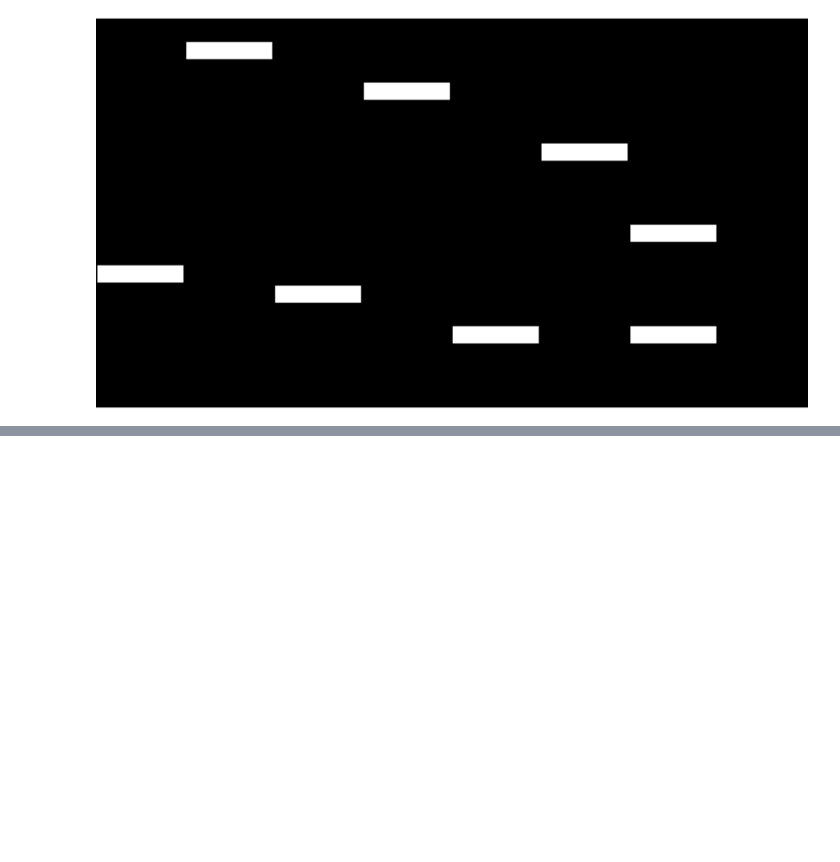
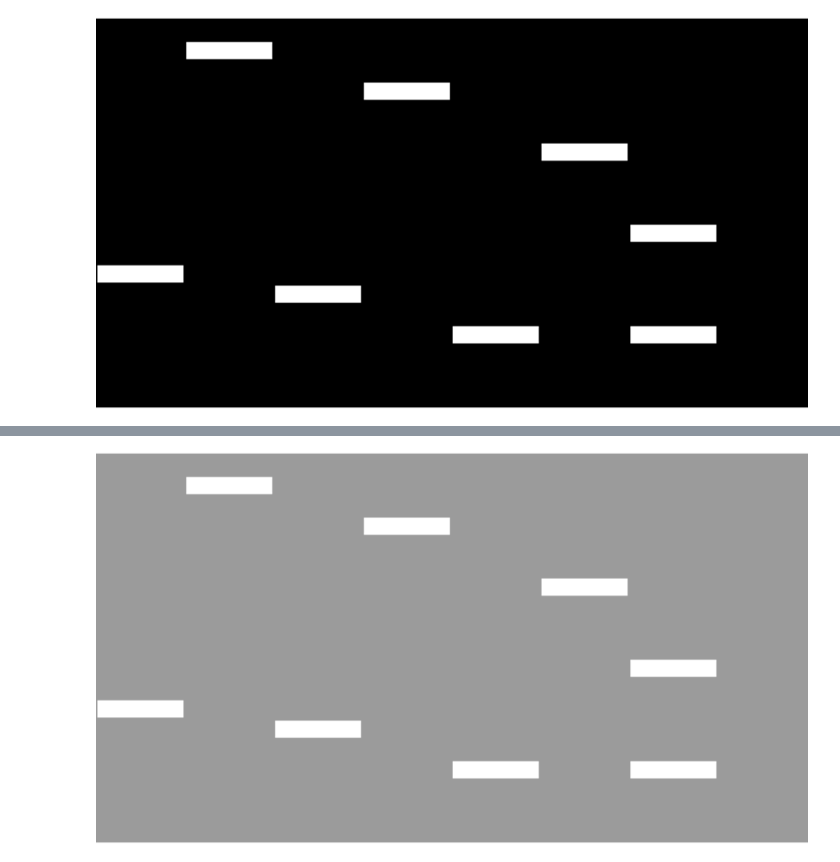
Before and after one commit to TeaZea/pythonrepos, a Jupyter notebook: section16/01-Image-Exercise-Copy1.ipynb, the cells around one changed output, grey strips where cells are left out. Drawn from its saved outputs; the diff is of its cells as text; code cells hidden in the pictures; blank space fills up the shorter version.

Commit message:
reduced alpha of both images and pasted the mask over the matrix image to show the hidden message

```diff
--- a/section16/01-Image-Exercise-Copy1.ipynb
+++ b/section16/01-Image-Exercise-Copy1.ipynb
@@ -68,0 +79,4 @@ mask
+# %%
+mask
+# %% [output]
+[figure, added]
```
Also changed, not shown: parts of 7 cells of this notebook.
